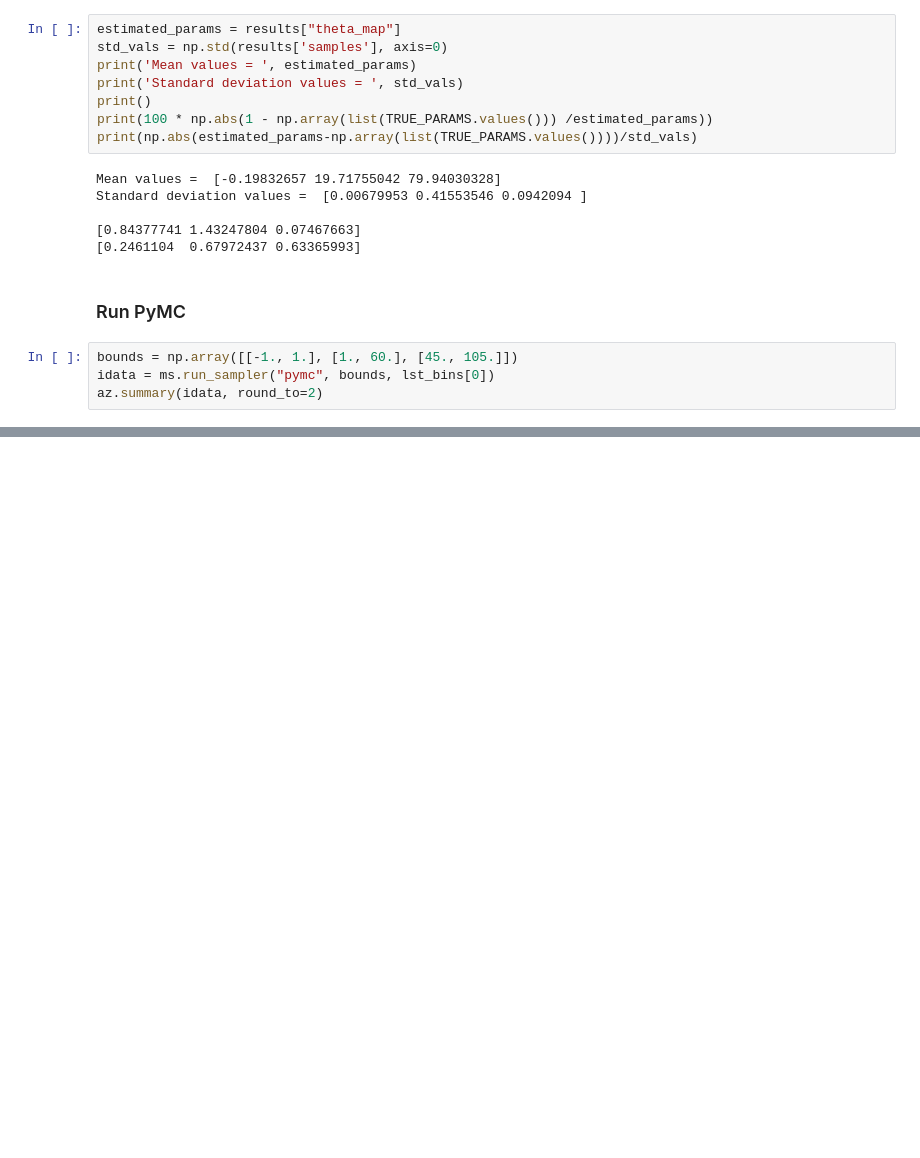
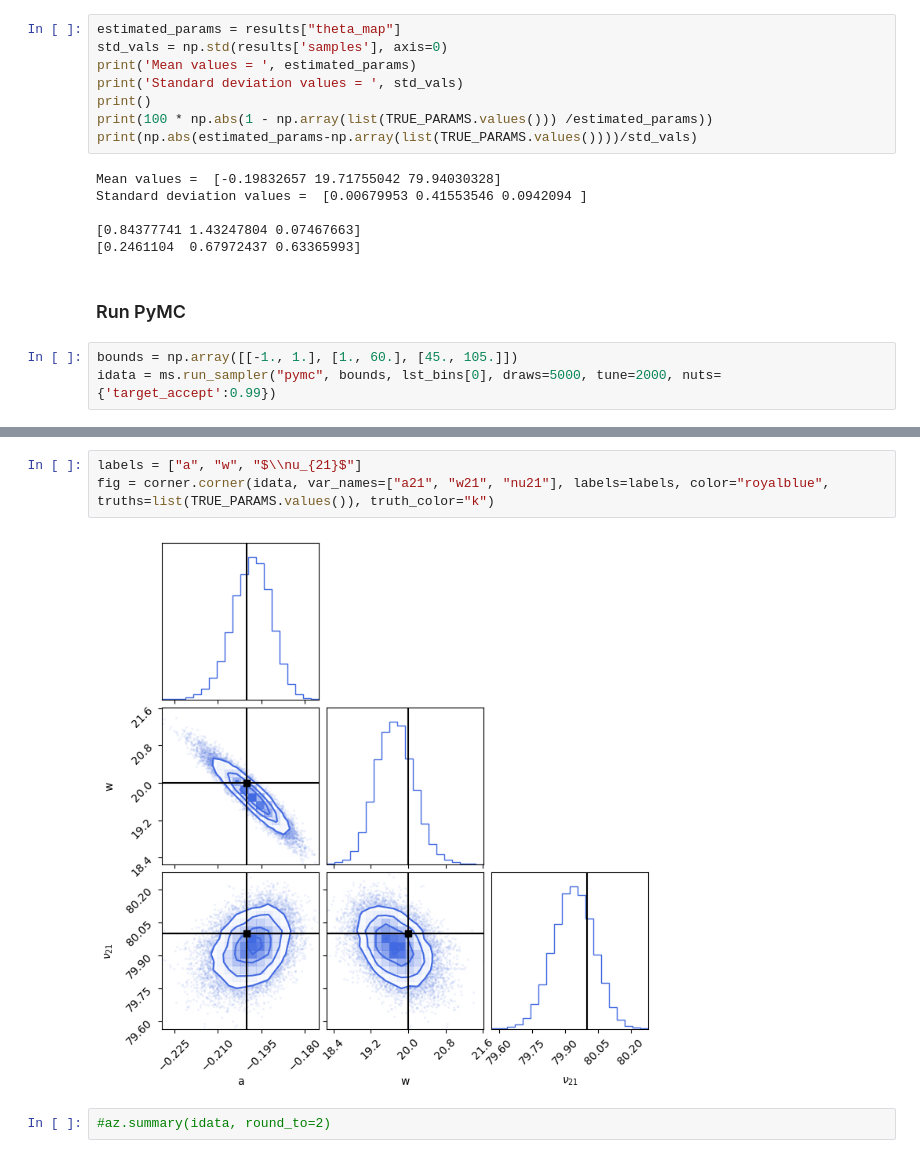
Before and after one commit to christianhbye/MIST-global-signal, a Jupyter notebook: notebooks/fitting-24hr.ipynb, the cells around one changed output, grey strips where cells are left out. Cells and saved outputs as stored; diff of their text form; blank space fills up the shorter version.

Commit message:
run with pymc

```diff
--- a/notebooks/fitting-24hr.ipynb
+++ b/notebooks/fitting-24hr.ipynb
@@ -209,6 +209,5 @@ Standard deviation values =  [0.00679953 0.41553546 0.0942094 ]
 ### Run PyMC
 # %%
 bounds = np.array([[-1., 1.], [1., 60.], [45., 105.]])
-idata = ms.run_sampler("pymc", bounds, lst_bins[0])
-az.summary(idata, round_to=2)
+idata = ms.run_sampler("pymc", bounds, lst_bins[0], draws=5000, tune=2000, nuts={'target_accept':0.99})
 # %% [output]
@@ -236 +248,8 @@ ipdb>  q
+# %%
+labels = ["a", "w", "$\\nu_{21}$"]
+fig = corner.corner(idata, var_names=["a21", "w21", "nu21"], labels=labels, color="royalblue", truths=list(TRUE_PARAMS.values()), truth_color="k")
+# %% [output]
+[figure, added]
+# %%
+#az.summary(idata, round_to=2)
 # %%
```
Also changed, not shown: parts of 6 cells of this notebook.
